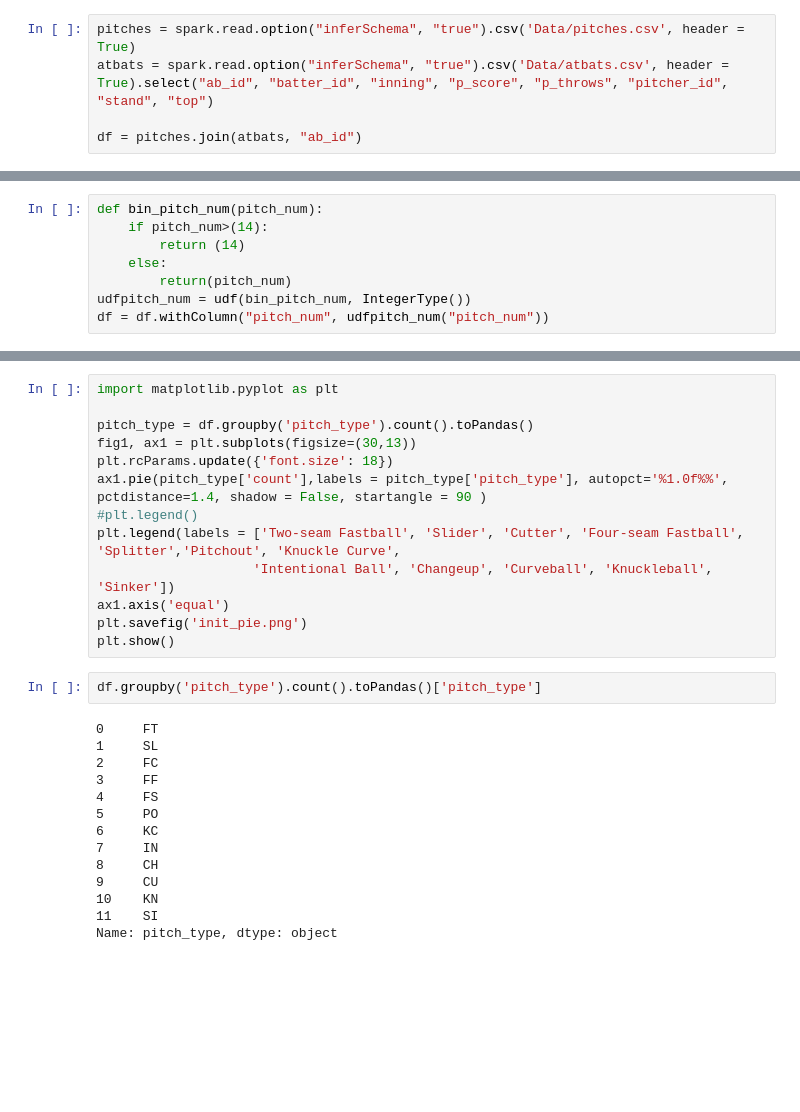
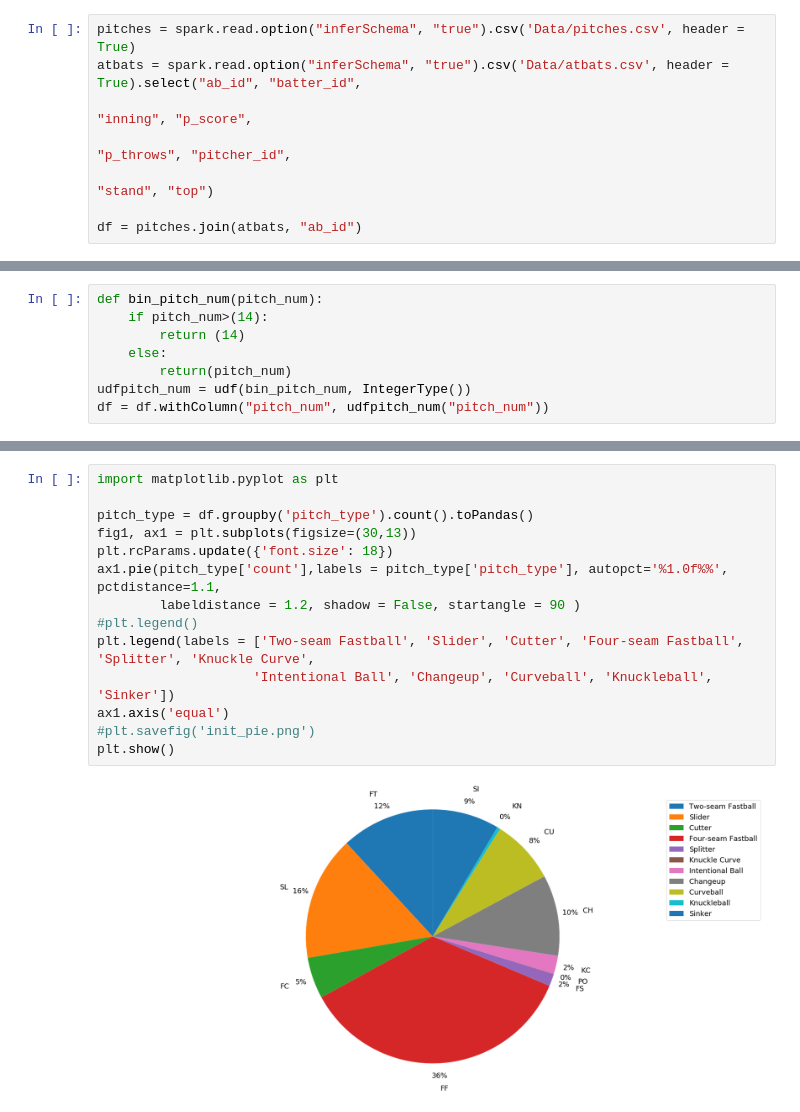
Before and after one commit to Acasteo/MLB-pitch, a Jupyter notebook: MLB_pitchData.ipynb, the cells around one changed output, grey strips where cells are left out. Saved outputs shown, nothing was run; the diff lists cells and outputs as text; blank space fills up the shorter version.

```diff
--- a/MLB_pitchData.ipynb
+++ b/MLB_pitchData.ipynb
@@ -18,7 +18,10 @@ sc = spark.sparkContext
 #### Read in data and merge dataset on ab_id
 # %%
 pitches = spark.read.option("inferSchema", "true").csv('Data/pitches.csv', header = True)
-atbats = spark.read.option("inferSchema", "true").csv('Data/atbats.csv', header = True).select("ab_id", "batter_id", "inning", "p_score", "p_throws", "pitcher_id", "stand", "top")
+atbats = spark.read.option("inferSchema", "true").csv('Data/atbats.csv', header = True).select("ab_id", "batter_id",
+                                                                                               "inning", "p_score",
+                                                                                               "p_throws", "pitcher_id",
+                                                                                               "stand", "top")
 
 df = pitches.join(atbats, "ab_id")
 # %% [markdown]
@@ -178,29 +165,16 @@ TypeError: 'NoneType' object is not subscriptable
 # %%
 import matplotlib.pyplot as plt
 
 pitch_type = df.groupby('pitch_type').count().toPandas()
 fig1, ax1 = plt.subplots(figsize=(30,13))
 plt.rcParams.update({'font.size': 18})
-ax1.pie(pitch_type['count'],labels = pitch_type['pitch_type'], autopct='%1.0f%%', pctdistance=1.4, shadow = False, startangle = 90 )
+ax1.pie(pitch_type['count'],labels = pitch_type['pitch_type'], autopct='%1.0f%%', pctdistance=1.1,
+        labeldistance = 1.2, shadow = False, startangle = 90 )
 #plt.legend()
-plt.legend(labels = ['Two-seam Fastball', 'Slider', 'Cutter', 'Four-seam Fastball', 'Splitter','Pitchout', 'Knuckle Curve',
+plt.legend(labels = ['Two-seam Fastball', 'Slider', 'Cutter', 'Four-seam Fastball', 'Splitter', 'Knuckle Curve',
                     'Intentional Ball', 'Changeup', 'Curveball', 'Knuckleball', 'Sinker'])
 ax1.axis('equal')
-plt.savefig('init_pie.png')
+#plt.savefig('init_pie.png')
 plt.show()
+# %% [output]
+[figure, added]
-# %%
-df.groupby('pitch_type').count().toPandas()['pitch_type']
-# %% [output]
-0     FT
-1     SL
-2     FC
-3     FF
-4     FS
-5     PO
-6     KC
-7     IN
-8     CH
-9     CU
-10    KN
-11    SI
-Name: pitch_type, dtype: object
```
Also changed, not shown: parts of 7 cells of this notebook.
